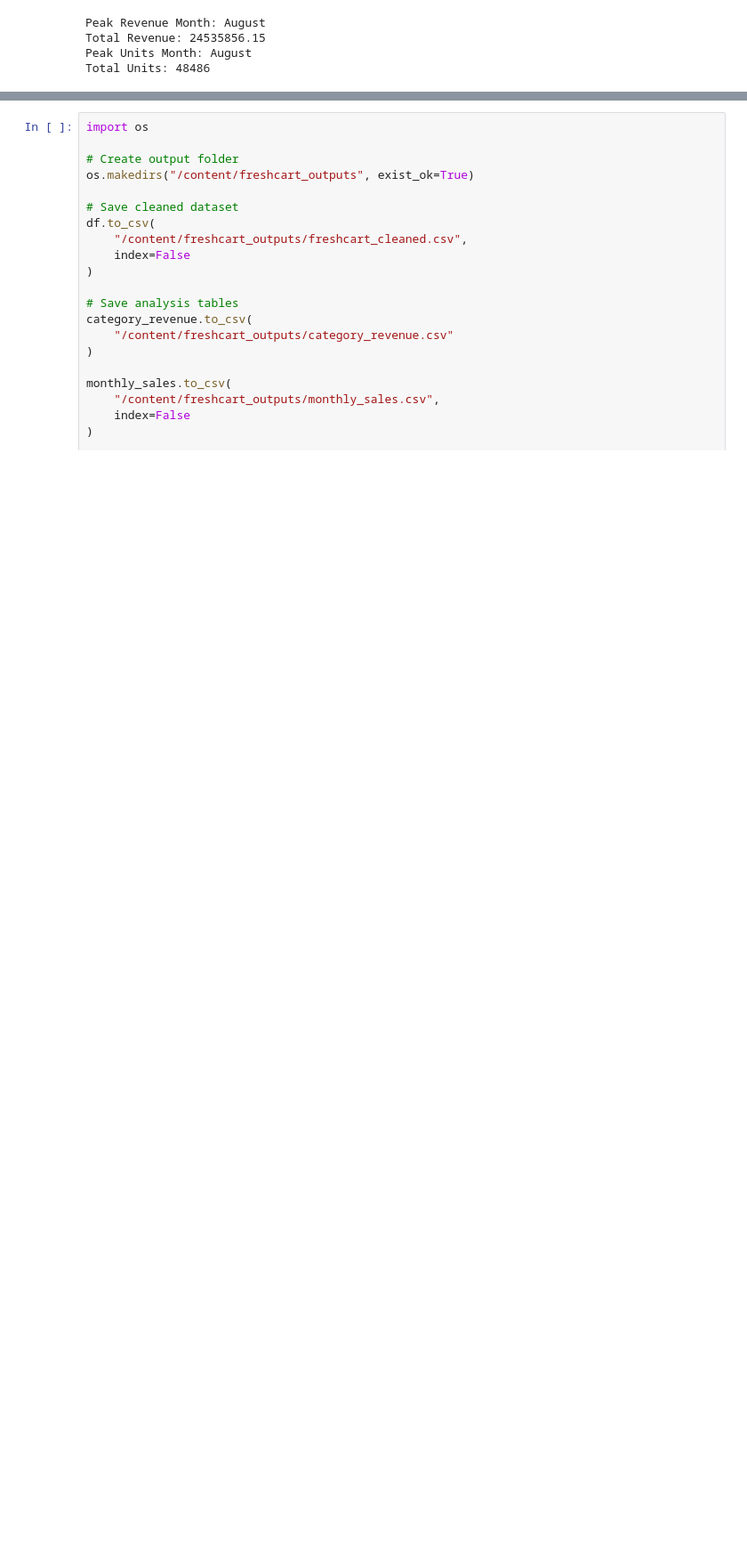
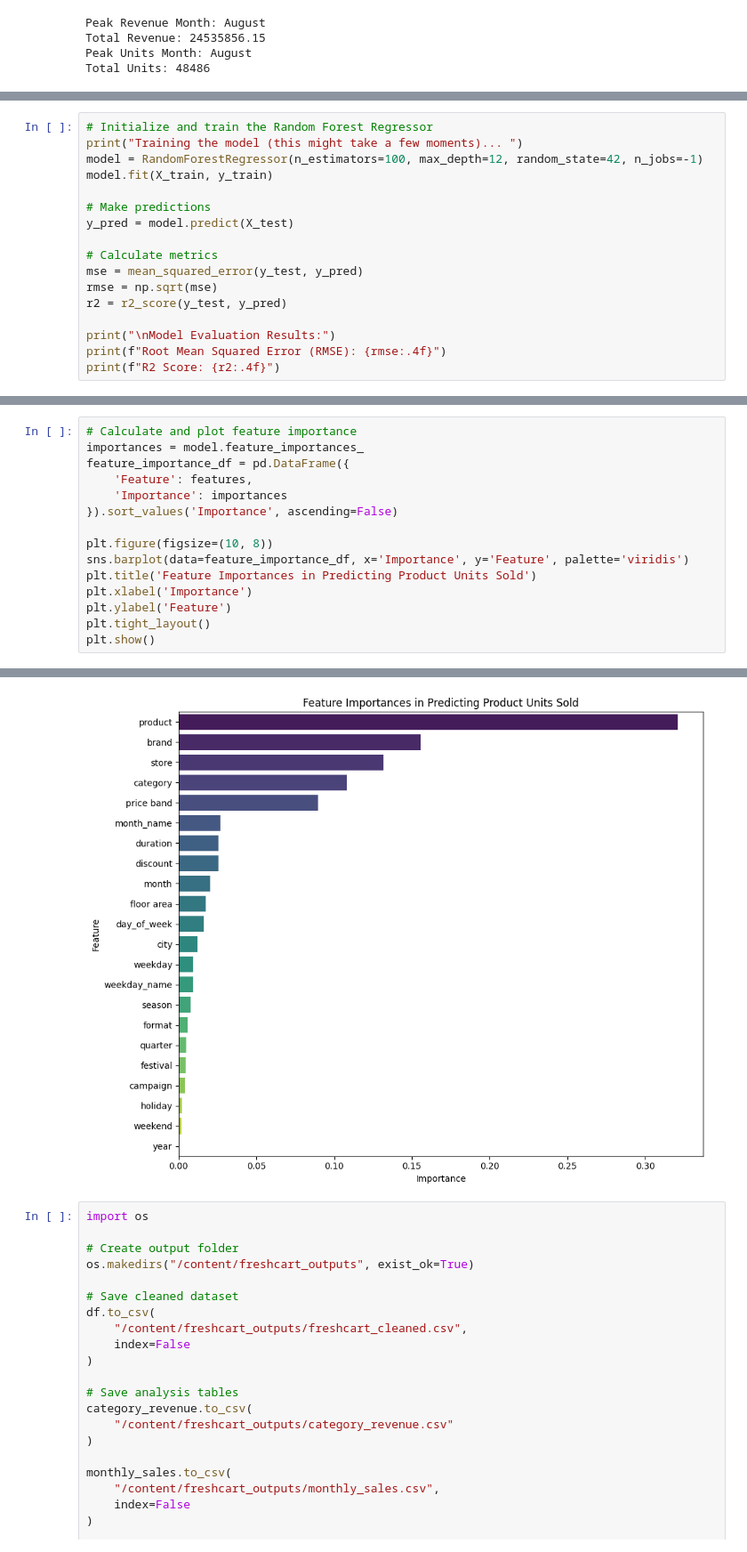
Before and after one commit to Aman530680/DS-SAT_II, a Jupyter notebook: 24CS015_Aman_Karn.ipynb, the cells around one changed output, grey strips where cells are left out. Shown at 89% size. Cells and saved outputs as stored; diff of their text form; blank space fills up the shorter version.

```diff
--- a/24CS015_Aman_Karn.ipynb
+++ b/24CS015_Aman_Karn.ipynb
@@ -831,0 +857,17 @@ Categorical encoding completed!
+# %%
+# Initialize and train the Random Forest Regressor
+print("Training the model (this might take a few moments)... ")
+model = RandomForestRegressor(n_estimators=100, max_depth=12, random_state=42, n_jobs=-1)
+model.fit(X_train, y_train)
+
+# Make predictions
+y_pred = model.predict(X_test)
+
+# Calculate metrics
+mse = mean_squared_error(y_test, y_pred)
+rmse = np.sqrt(mse)
+r2 = r2_score(y_test, y_pred)
+
+print("\nModel Evaluation Results:")
+print(f"Root Mean Squared Error (RMSE): {rmse:.4f}")
+print(f"R2 Score: {r2:.4f}")
@@ -831,0 +880,16 @@ Categorical encoding completed!
+# %%
+# Calculate and plot feature importance
+importances = model.feature_importances_
+feature_importance_df = pd.DataFrame({
+    'Feature': features,
+    'Importance': importances
+}).sort_values('Importance', ascending=False)
+
+plt.figure(figsize=(10, 8))
+sns.barplot(data=feature_importance_df, x='Importance', y='Feature', palette='viridis')
+plt.title('Feature Importances in Predicting Product Units Sold')
+plt.xlabel('Importance')
+plt.ylabel('Feature')
+plt.tight_layout()
+plt.show()
+# %% [output]
@@ -832,3 +899,4 @@ Categorical encoding completed!
+[figure, added]
 # %%
 import os
 
```
Also changed, not shown: parts of 30 cells of this notebook, 1 other file.
